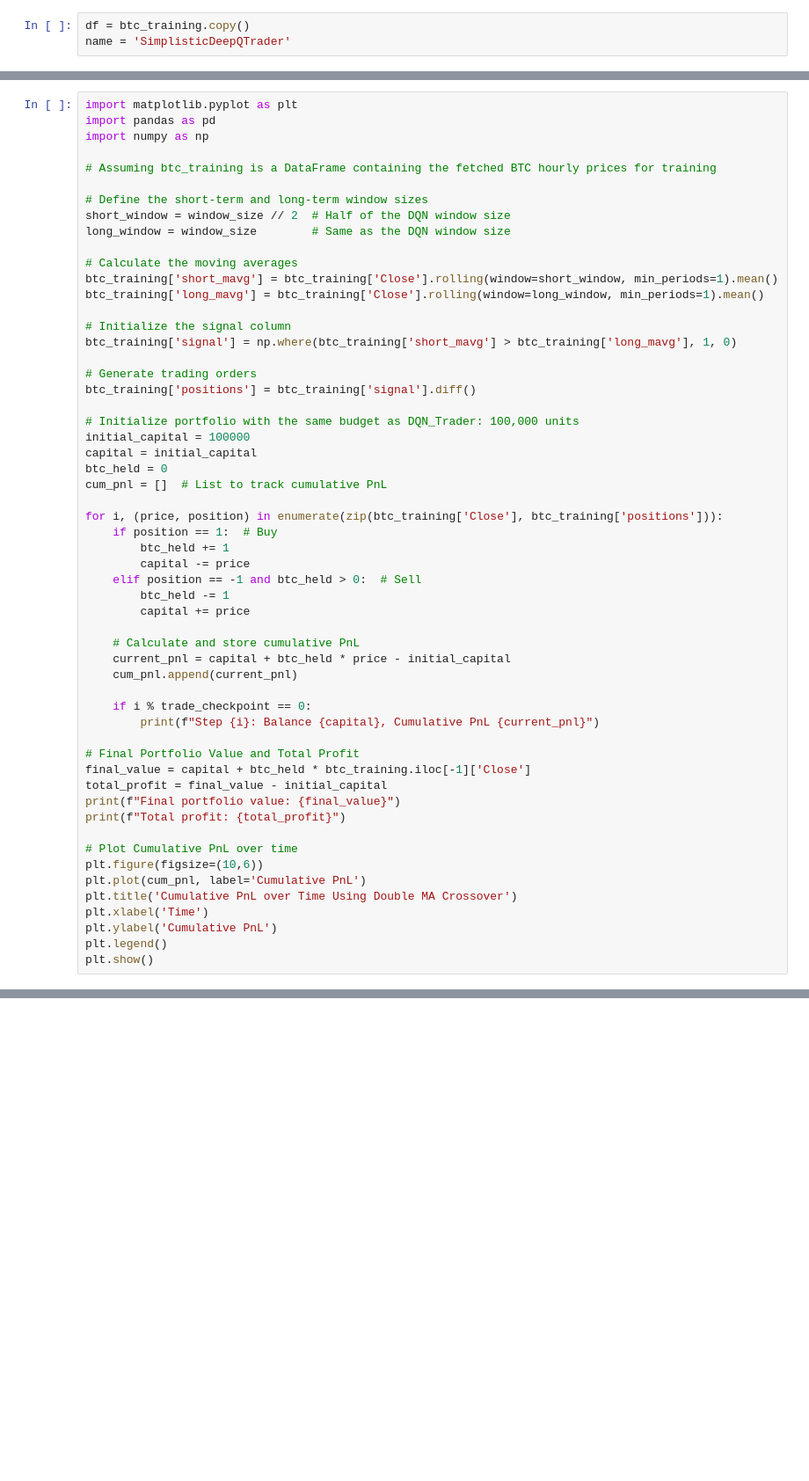
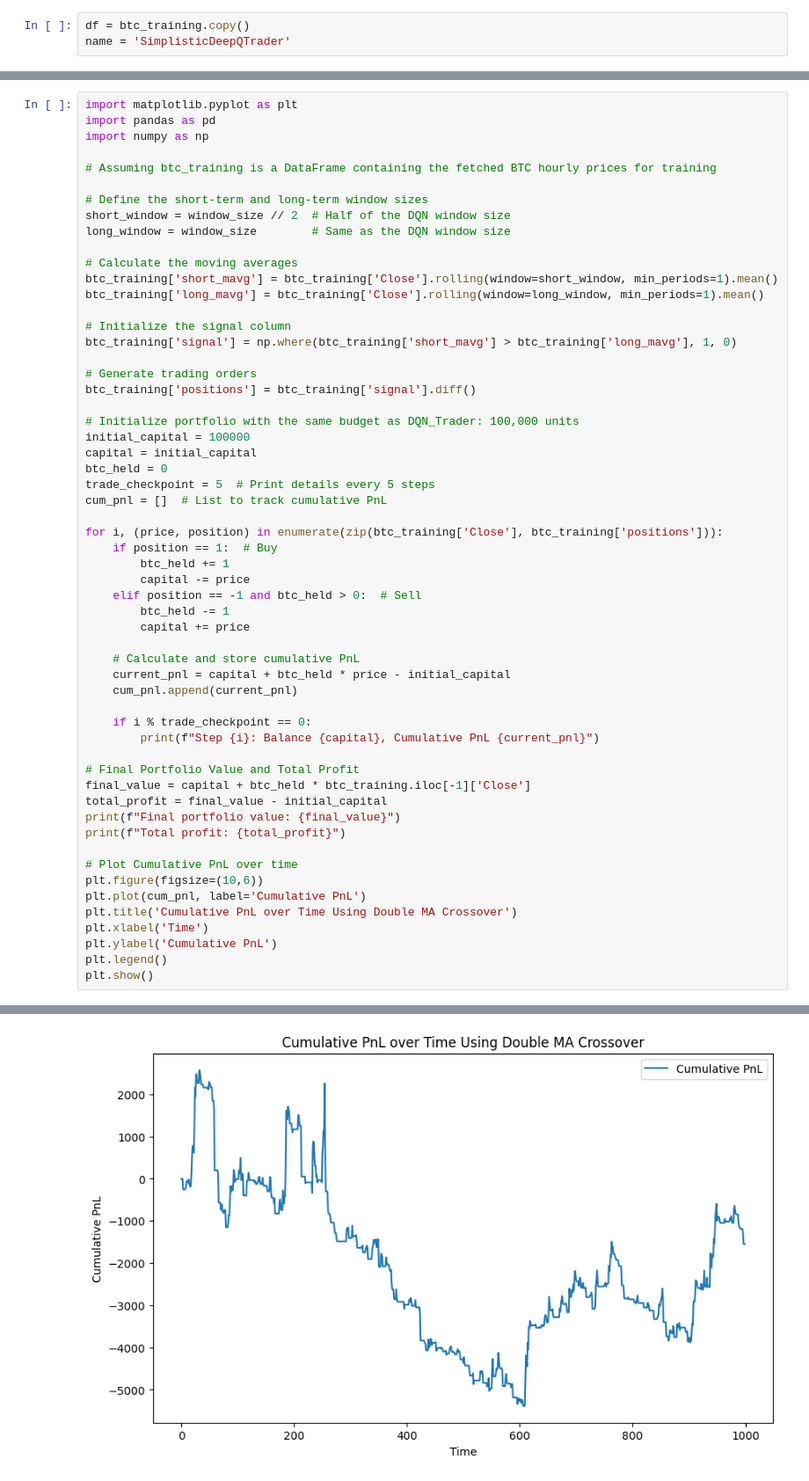
Before and after one commit to Nikitich2033/AdvML_CW_Project, a Jupyter notebook: AdvML_CW_code.ipynb, the cells around one changed output, grey strips where cells are left out. Shown at 88% size. Cells and saved outputs as stored; diff of their text form; blank space fills up the shorter version.

```diff
--- a/AdvML_CW_code.ipynb
+++ b/AdvML_CW_code.ipynb
@@ -453,6 +545,7 @@ btc_training['positions'] = btc_training['signal'].diff()
 initial_capital = 100000
 capital = initial_capital
 btc_held = 0
+trade_checkpoint = 5  # Print details every 5 steps
 cum_pnl = []  # List to track cumulative PnL
 
 for i, (price, position) in enumerate(zip(btc_training['Close'], btc_training['positions'])):
@@ -484,3 +577,4 @@ plt.xlabel('Time')
 plt.ylabel('Cumulative PnL')
 plt.legend()
 plt.show()
+# %% [output]
@@ -486,0 +598 @@ plt.show()
+[figure, added]
```
Also changed, not shown: parts of 12 cells of this notebook.
